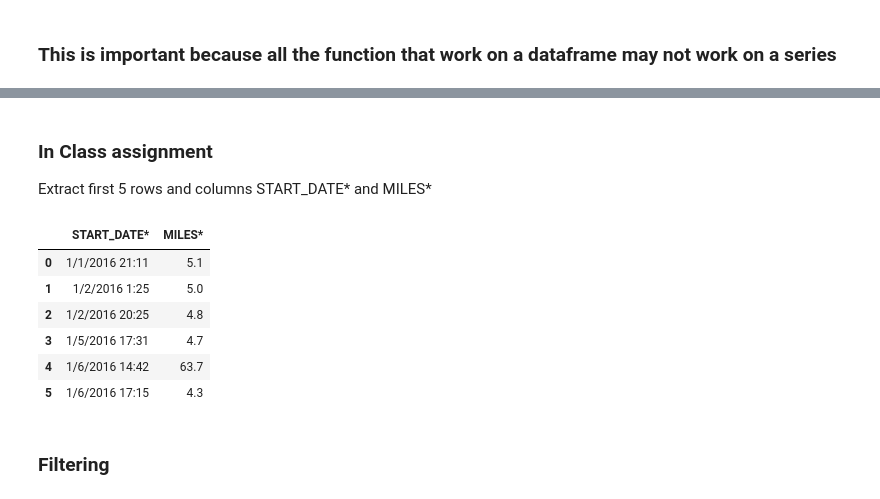
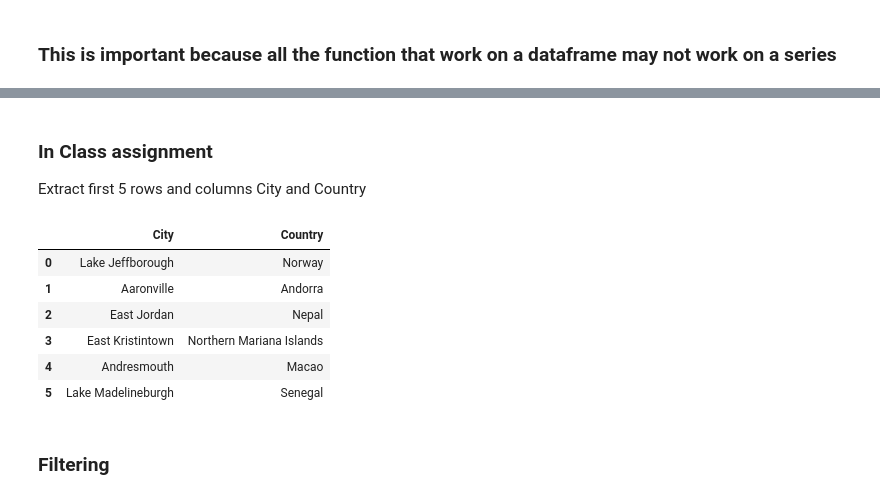
Before and after one commit to Army-man-gif/Courses, a Jupyter notebook: Course 1/Work/python_overview (1).ipynb, the cells around one changed output, grey strips where cells are left out. Saved outputs shown, nothing was run; the diff lists cells and outputs as text; code cells hidden in the pictures.

```diff
--- a/Course 1/Work/python_overview (1).ipynb
+++ b/Course 1/Work/python_overview (1).ipynb
@@ -552,17 +564,17 @@ Index(['START_DATE*', 'END_DATE*', 'CATEGORY*', 'START*', 'STOP*', 'MILES*',
 # %% [markdown]
 ### In Class assignment
 
-Extract first 5 rows and columns START_DATE* and MILES*
+Extract first 5 rows and columns City and Country
 # %%
-df.loc[0:5,["START_DATE*","MILES*"]]
+df.loc[0:5,["City","Country"]]
 # %% [output]
-|  | START_DATE* | MILES* |
-| 0 | 1/1/2016 21:11 | 5.1 |
-| 1 | 1/2/2016 1:25 | 5.0 |
-| 2 | 1/2/2016 20:25 | 4.8 |
-| 3 | 1/5/2016 17:31 | 4.7 |
-| 4 | 1/6/2016 14:42 | 63.7 |
-| 5 | 1/6/2016 17:15 | 4.3 |
+|  | City | Country |
+| 0 | Lake Jeffborough | Norway |
+| 1 | Aaronville | Andorra |
+| 2 | East Jordan | Nepal |
+| 3 | East Kristintown | Northern Mariana Islands |
+| 4 | Andresmouth | Macao |
+| 5 | Lake Madelineburgh | Senegal |
 # %% [markdown]
 ### Filtering
 # %% [markdown]
```
Also changed, not shown: parts of 9 cells of this notebook.
